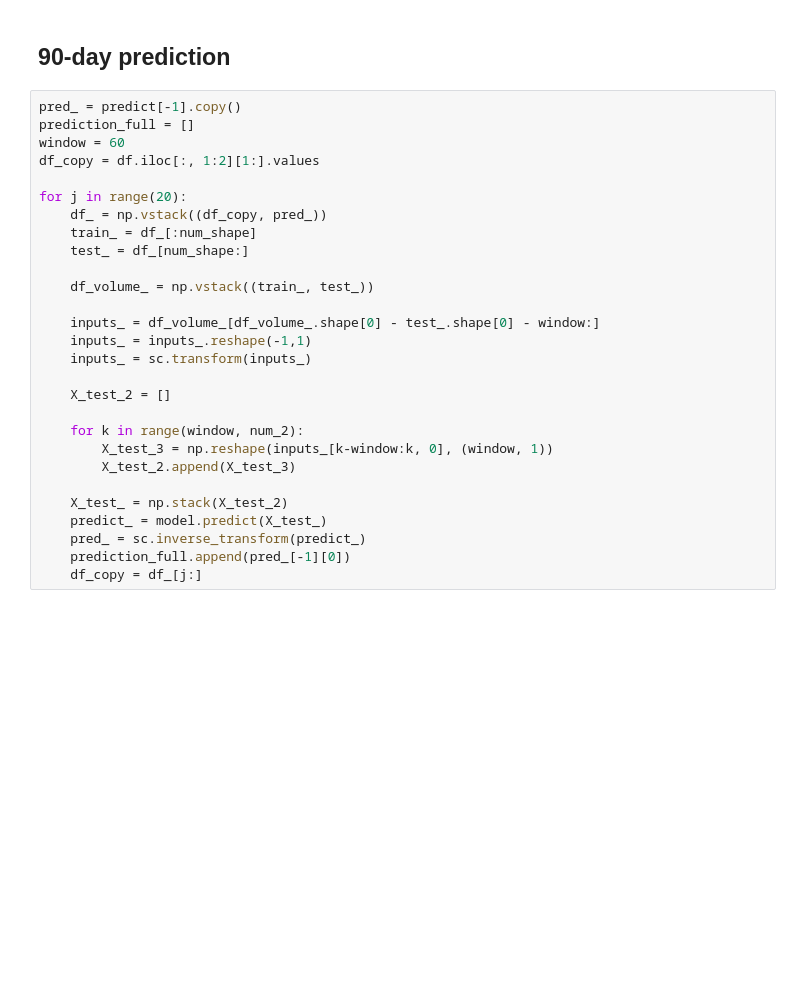
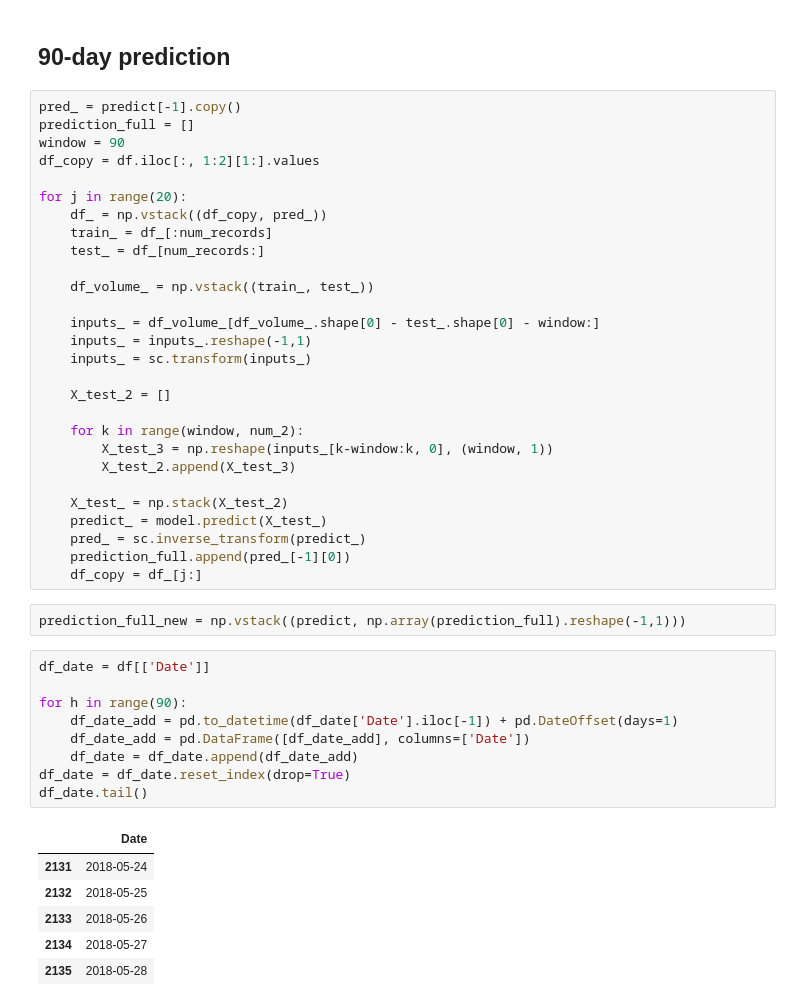
Before and after one commit to AlexandraAlmeidaGithub/Upskill, a Jupyter notebook: Projeto Alexandra Almeida.ipynb, the cells around one changed output. Saved outputs shown, nothing was run; the diff lists cells and outputs as text; blank space fills up the shorter version.

```diff
--- a/Projeto Alexandra Almeida.ipynb
+++ b/Projeto Alexandra Almeida.ipynb
@@ -219,13 +260,13 @@ plt.show()
 # %%
 pred_ = predict[-1].copy()
 prediction_full = []
-window = 60
+window = 90
 df_copy = df.iloc[:, 1:2][1:].values
 
 for j in range(20):
     df_ = np.vstack((df_copy, pred_))
-    train_ = df_[:num_shape]
-    test_ = df_[num_shape:]
+    train_ = df_[:num_records]
+    test_ = df_[num_records:]
 
     df_volume_ = np.vstack((train_, test_))
 
@@ -244,3 +285,21 @@ for j in range(20):
     pred_ = sc.inverse_transform(predict_)
     prediction_full.append(pred_[-1][0])
     df_copy = df_[j:]
+# %%
+prediction_full_new = np.vstack((predict, np.array(prediction_full).reshape(-1,1)))
+# %%
+df_date = df[['Date']]
+
+for h in range(90):
+    df_date_add = pd.to_datetime(df_date['Date'].iloc[-1]) + pd.DateOffset(days=1)
+    df_date_add = pd.DataFrame([df_date_add], columns=['Date'])
+    df_date = df_date.append(df_date_add)
+df_date = df_date.reset_index(drop=True)
+df_date.tail()
+# %% [output]
+|  | Date |
+| 2131 | 2018-05-24 |
+| 2132 | 2018-05-25 |
+| 2133 | 2018-05-26 |
+| 2134 | 2018-05-27 |
+| 2135 | 2018-05-28 |
```
Also changed, not shown: parts of 9 cells of this notebook.
